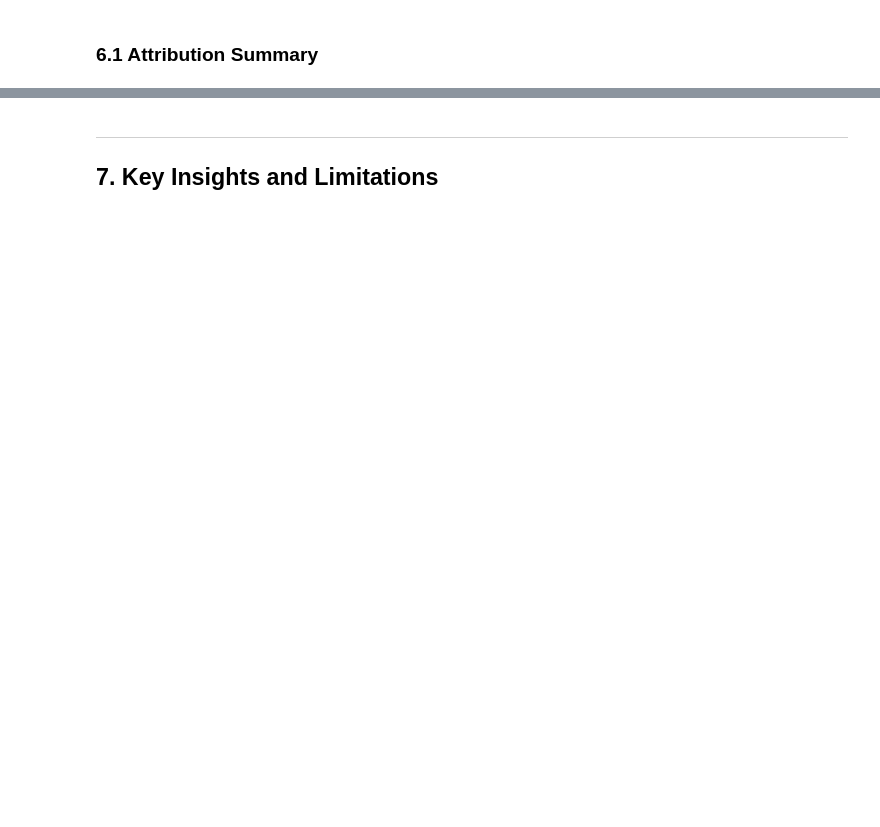
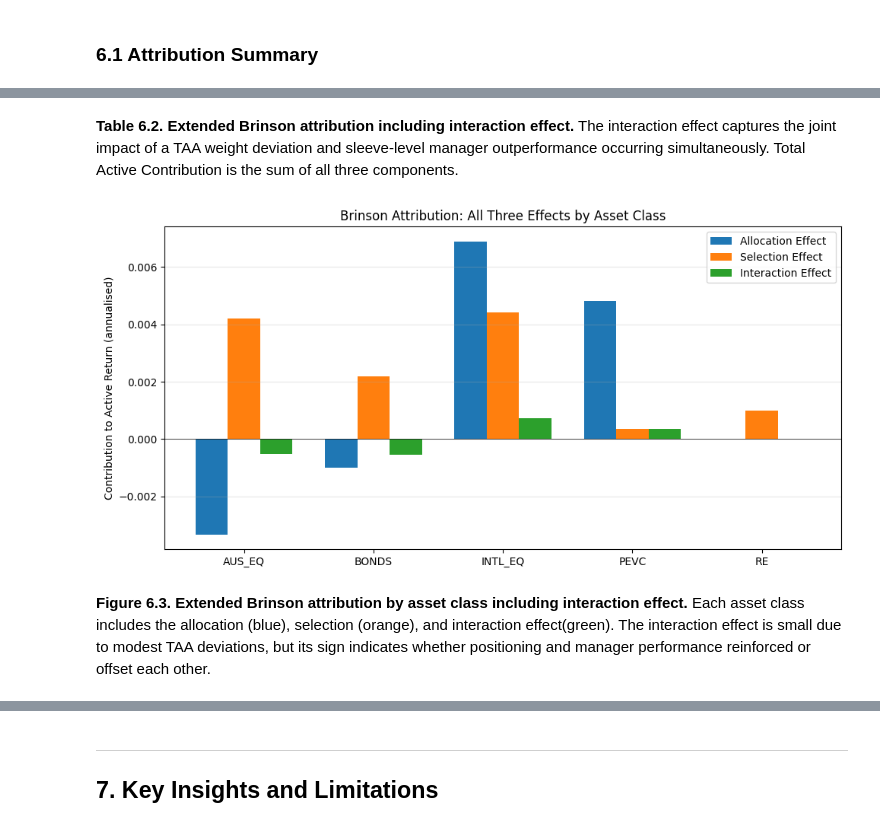
Before and after one commit to CathyLin789/MultiAssetPortfolio-Cathy_Caden_Archer_Sienna, a Jupyter notebook: notebooks/multi_asset_report.ipynb, the cells around one changed output, grey strips where cells are left out. Drawn from its saved outputs; the diff is of its cells as text; code cells hidden in the pictures; blank space fills up the shorter version.

```diff
--- a/notebooks/multi_asset_report.ipynb
+++ b/notebooks/multi_asset_report.ipynb
@@ -478,0 +376,9 @@ plt.show()
+# %% [markdown]
+**Table 6.2. Extended Brinson attribution including interaction effect.** The interaction effect captures the joint impact of a TAA weight deviation and sleeve-level manager outperformance occurring simultaneously. Total Active Contribution is the sum of all three components.
+# %%
+from attribution import plot_figure_6_3
+plot_figure_6_3(managers, benchmarks, taa_weights, saa_weights)
+# %% [output]
+[figure, added]
+# %% [markdown]
+**Figure 6.3. Extended Brinson attribution by asset class including interaction effect.** Each asset class includes the allocation (blue), selection (orange), and interaction effect(green). The interaction effect is small due to modest TAA deviations, but its sign indicates whether positioning and manager performance reinforced or offset each other.
```
Also changed, not shown: parts of 44 cells of this notebook.
